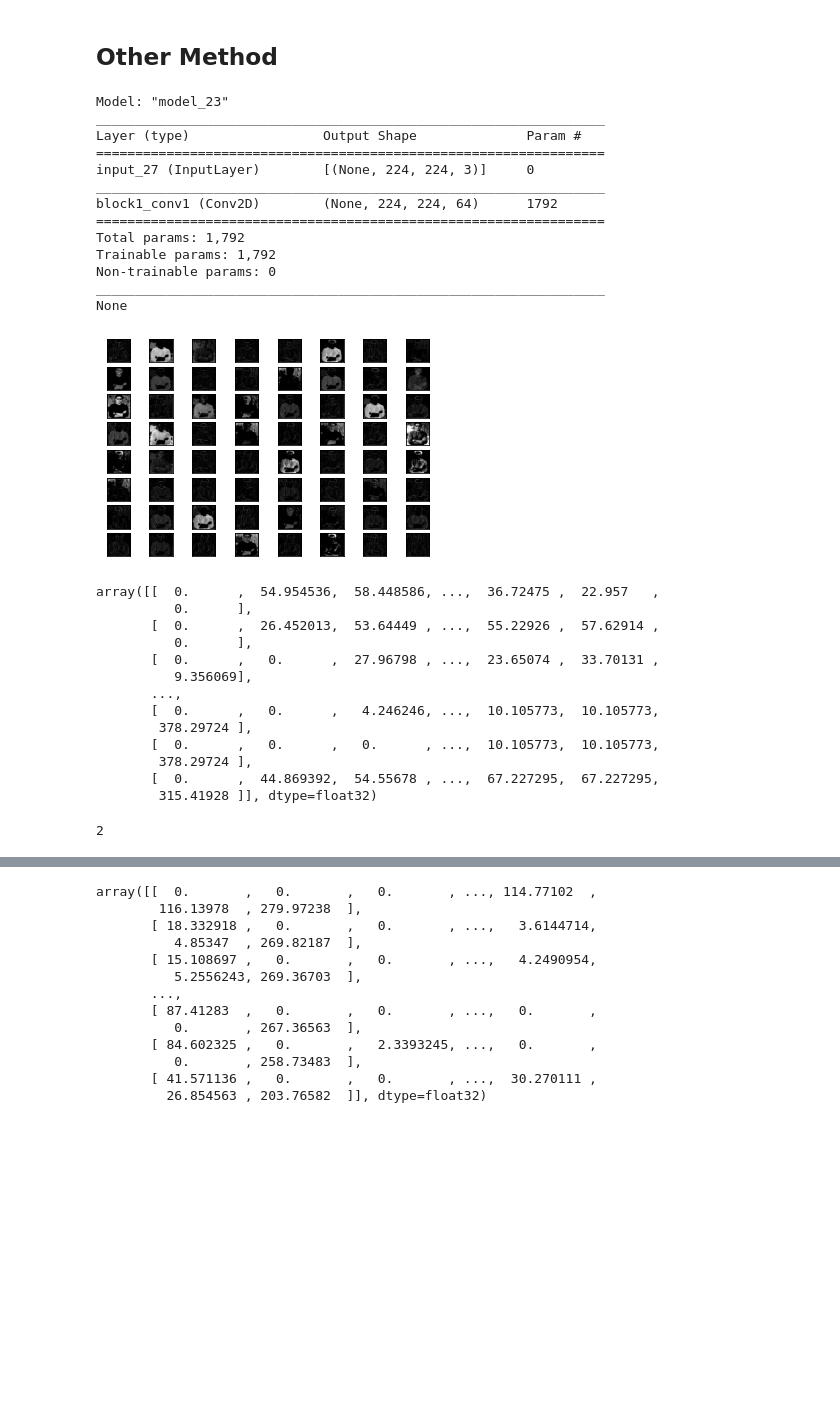
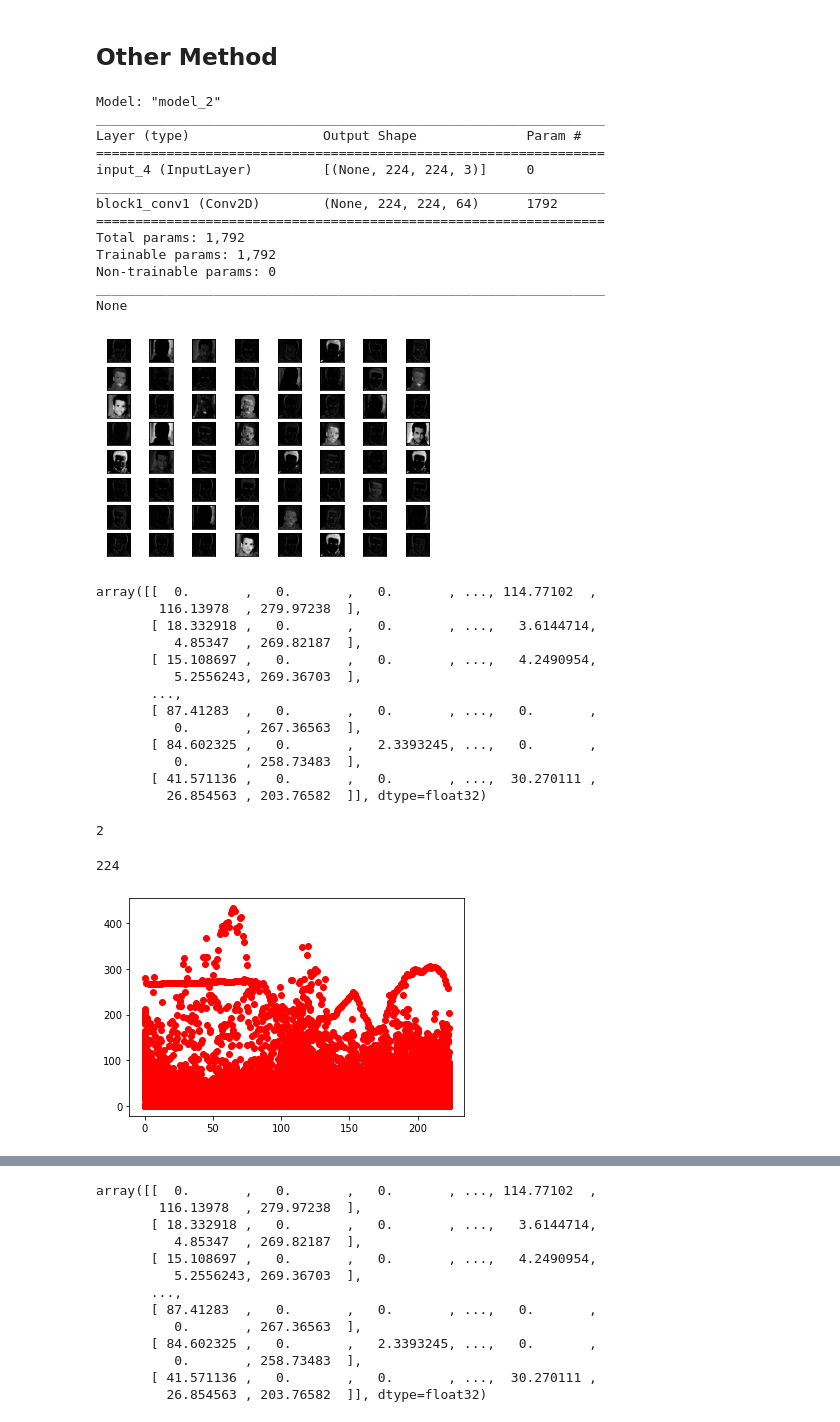
Before and after one commit to aishaandatt/IIT-Internship, a Jupyter notebook: feature.ipynb, the cells around one changed output, grey strips where cells are left out. Drawn from its saved outputs; the diff is of its cells as text; code cells hidden in the pictures; blank space fills up the shorter version.

```diff
--- a/feature.ipynb
+++ b/feature.ipynb
@@ -117,7 +117,7 @@ model = VGG16()
 model = Model(inputs=model.inputs, outputs=model.layers[1].output)
 print(model.summary())
 # load the image with the required shape
-img = load_img('/Users/aishaandatt/Downloads/IBM/Train/Abhishek_Bachchan/Player1-12365-28.jpg', target_size=(224, 224))
+img = load_img('/Users/aishaandatt/Downloads/IBM/Tusshar_Kapoor.jpeg', target_size=(224, 224))
 # convert the image to an array
 img = img_to_array(img)
 # expand dimensions so that it represents a single 'sample'
@@ -142,11 +142,11 @@ for _ in range(square):
 # show the figure
 pyplot.show()
 # %% [output]
-Model: "model_23"
+Model: "model_2"
 _________________________________________________________________
 Layer (type)                 Output Shape              Param #
 =================================================================
-input_27 (InputLayer)        [(None, 224, 224, 3)]     0
+input_4 (InputLayer)         [(None, 224, 224, 3)]     0
 _________________________________________________________________
 block1_conv1 (Conv2D)        (None, 224, 224, 64)      1792
 =================================================================
@@ -155,25 +155,29 @@ Trainable params: 1,792
 Non-trainable params: 0
 _________________________________________________________________
 None
-[figure, old version]
+[figure, new version]
 # %%
 arr1
 # %% [output]
-array([[  0.      ,  54.954536,  58.448586, ...,  36.72475 ,  22.957   ,
-          0.      ],
-       [  0.      ,  26.452013,  53.64449 , ...,  55.22926 ,  57.62914 ,
-          0.      ],
-       [  0.      ,   0.      ,  27.96798 , ...,  23.65074 ,  33.70131 ,
-          9.356069],
+array([[  0.       ,   0.       ,   0.       , ..., 114.77102  ,
+        116.13978  , 279.97238  ],
+       [ 18.332918 ,   0.       ,   0.       , ...,   3.6144714,
+          4.85347  , 269.82187  ],
+       [ 15.108697 ,   0.       ,   0.       , ...,   4.2490954,
+          5.2556243, 269.36703  ],
        ...,
-       [  0.      ,   0.      ,   4.246246, ...,  10.105773,  10.105773,
-        378.29724 ],
-       [  0.      ,   0.      ,   0.      , ...,  10.105773,  10.105773,
-        378.29724 ],
-       [  0.      ,  44.869392,  54.55678 , ...,  67.227295,  67.227295,
-        315.41928 ]], dtype=float32)
+       [ 87.41283  ,   0.       ,   0.       , ...,   0.       ,
+          0.       , 267.36563  ],
+       [ 84.602325 ,   0.       ,   2.3393245, ...,   0.       ,
+          0.       , 258.73483  ],
+       [ 41.571136 ,   0.       ,   0.       , ...,  30.270111 ,
+         26.854563 , 203.76582  ]], dtype=float32)
 # %%
 arr1.ndim
 # %% [output]
 2
+# %%
+len(arr1)
+# %% [output]
+224
 # %%
@@ -181,2 +185,5 @@ import matplotlib as plt
 # %%
-plt.plot(arr1)
+plt.plot(arr1,'ro')
+plt.show()
+# %% [output]
+[figure, added]
```
Also changed, not shown: parts of 10 cells of this notebook.
